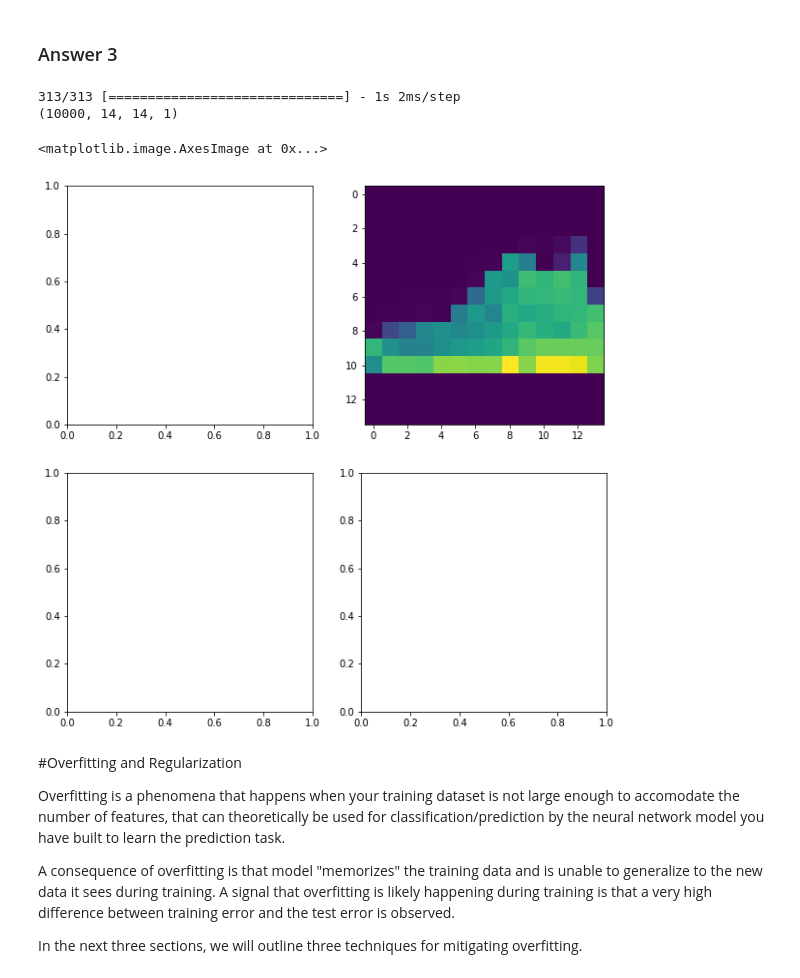
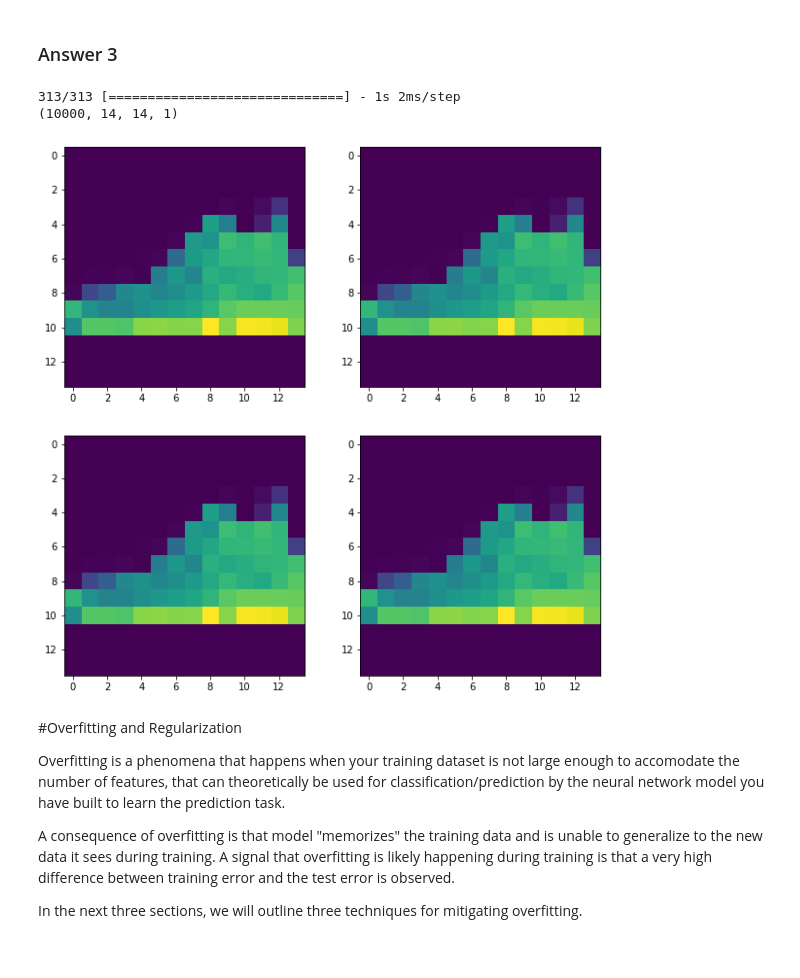
Before and after one commit to julian-reed/spring_2023_vail-julian-reed, a Jupyter notebook: Day_04/Convolutional_Neural_Network.ipynb, the cells around one changed output. Drawn from its saved outputs; the diff is of its cells as text; code cells hidden in the pictures.

```diff
--- a/Day_04/Convolutional_Neural_Network.ipynb
+++ b/Day_04/Convolutional_Neural_Network.ipynb
@@ -260,21 +269,25 @@ Hint: See the sections above to identify how you should go about doing the vario
 # %%
 """ Enter your code for Question 3 here """
 # model to output right after the second hidden layer
 model_x = tf.keras.models.Sequential(model.get_layer(name = None , index = 1))
 
 # get the second layer's feature map
 feature_maps = model_x.predict(test_images)
 
 # plot this feature map
 print(feature_maps.shape)
 # specify subplot and turn of axis
+#fig, ax = plt.subplots(2, 2, figsize=(10, 10))
+#ax[i, j].imshow(feature_maps[0, :, :, 2])
 fig, ax = plt.subplots(2, 2, figsize=(10, 10))
-ax[i, j].imshow(feature_maps[0, :, :, 0])
+for i in range(2):
+	for j in range(2):
+		# plot filter channel in grayscale
+		ax[i, j].imshow(feature_maps[0, :, :, 0])
 # %% [output]
 313/313 [==============================] - 1s 2ms/step
 (10000, 14, 14, 1)
-<matplotlib.image.AxesImage at 0x...>
-[figure, old version]
+[figure, new version]
 # %% [markdown]
 #Overfitting and Regularization
 
```
Also changed, not shown: parts of 8 cells of this notebook.
